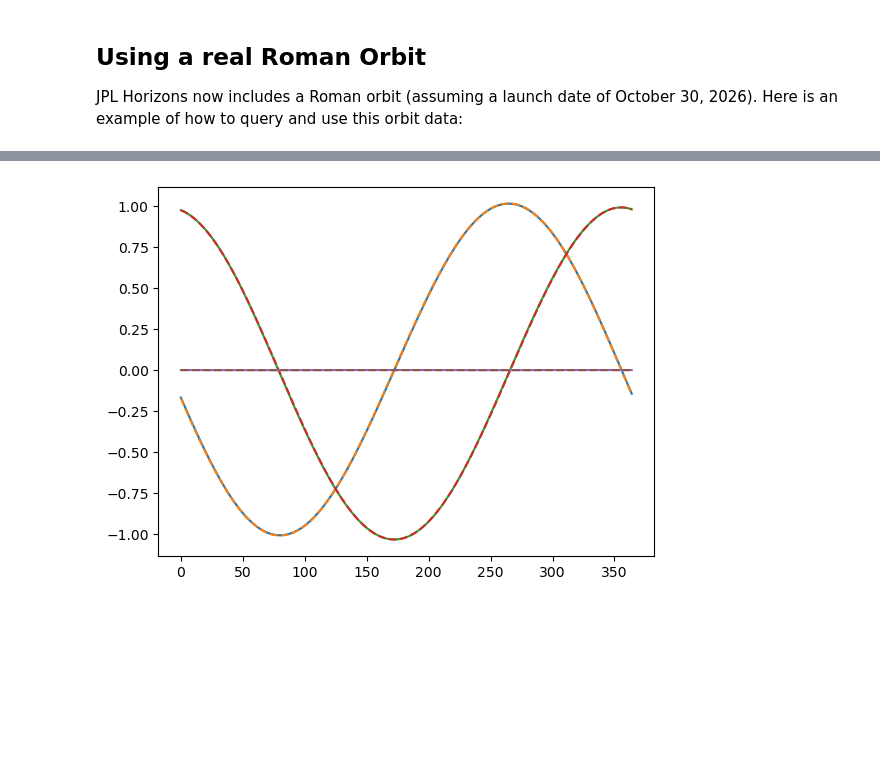
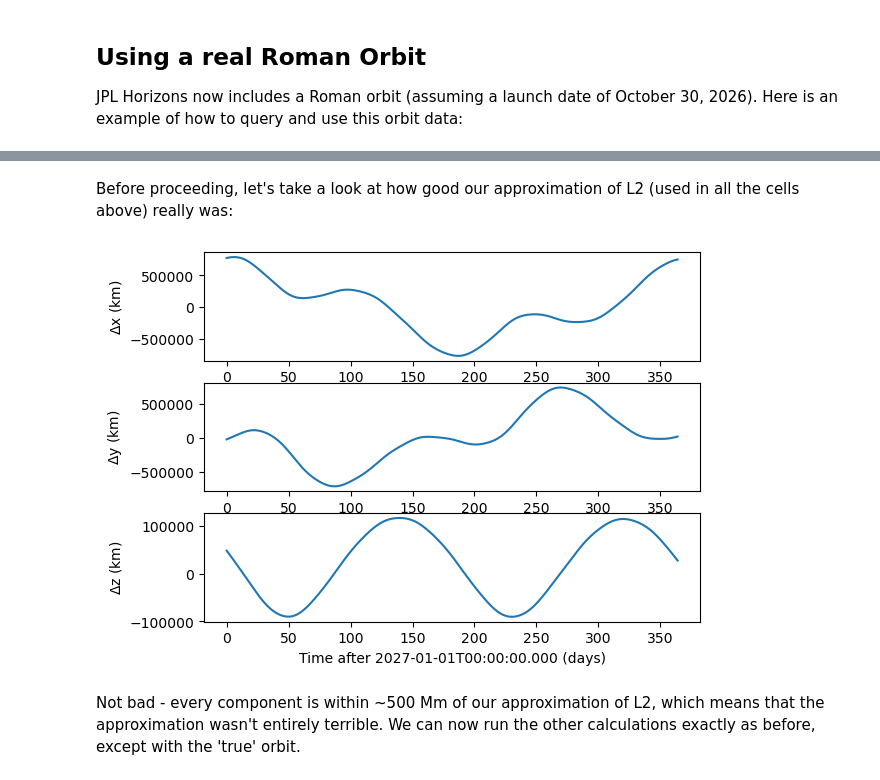
Before and after one commit to roman-corgi/roman_pointing, a Jupyter notebook: Notebooks/roman_pointing_demo.ipynb, the cells around one changed output, grey strips where cells are left out. Drawn from its saved outputs; the diff is of its cells as text; code cells hidden in the pictures; blank space fills up the shorter version.

Commit message:
finishing sample true orbit calculations

```diff
--- a/Notebooks/roman_pointing_demo.ipynb
+++ b/Notebooks/roman_pointing_demo.ipynb
@@ -214,12 +204,17 @@ Table masked=True length=365
 # %%
 # extract position vectors only
-roman_pos = np.vstack([roman_vectors_table[l].data.filled() for l in ["x", "y", "z"]])
+roman_pos = np.vstack([roman_vectors_table[l].data.filled() for l in ["x", "y", "z"]])*u.AU
-# %%
-# compare against our L2 location approximation
-L2pos = getL2Positions(ts)
-fig5, ax5 = plt.subplots(1, 1)
-for j, n in enumerate(["x", "y", "z"]):
-    ax5.plot(range(len(ts)), roman_pos[j],  label=f"Horizons {n}")
-    ax5.plot(range(len(ts)), L2pos[j], '--', label=f"Approx L2 {n}")
-# %% [output]
-[figure, removed]
+# %% [markdown]
+Before proceeding, let's take a look at how good our approximation of L2 (used in all the cells above) really was:
+# %%
+# compare against our L2 location approximation
+L2pos = getL2Positions(ts)
+fig5, ax5 = plt.subplots(3, 1)
+for j, n in enumerate(["x", "y", "z"]):
+    ax5[j].plot(range(len(ts)), (roman_pos[j]- L2pos[j]).to_value(u.km))
+    ax5[j].set_ylabel(f"$\\Delta${n} (km)")
+ax5[j].set_xlabel(f"Time after {ts[0].value} (days)");
+# %% [output]
+[figure, added]
+# %% [markdown]
+Not bad - every component is within ~500 Mm of our approximation of L2, which means that the approximation wasn't entirely terrible. We can now run the other calculations exactly as before, except with the 'true' orbit.
```
Also changed, not shown: parts of 5 cells of this notebook.
